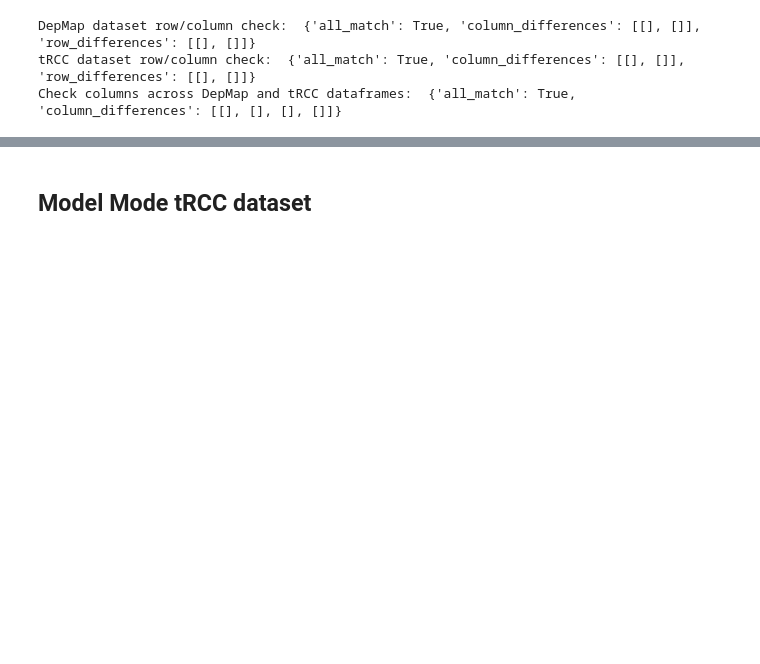
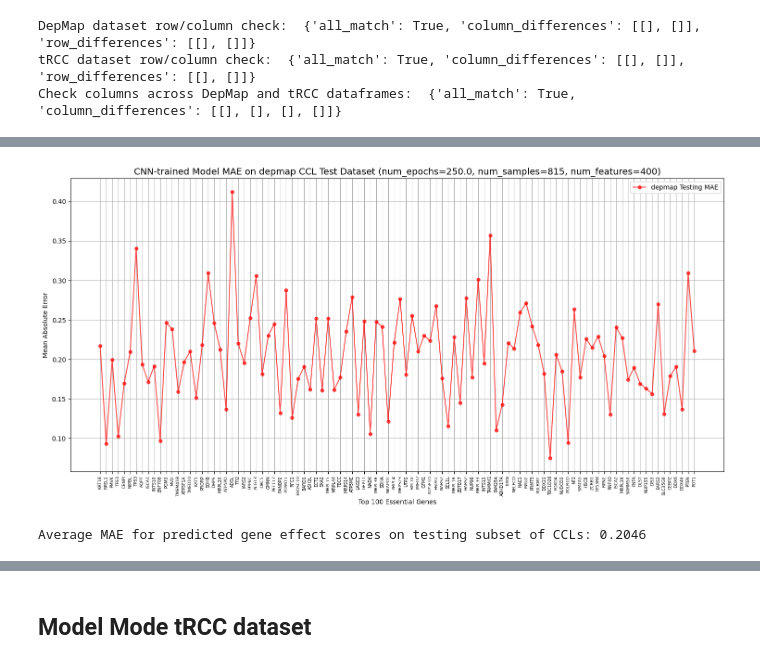
Before and after one commit to harshel-bahl/predicting-cancer-gene-dependencies, a Jupyter notebook: models/CNN/predict_model.ipynb, the cells around one changed output, grey strips where cells are left out. Drawn from its saved outputs; the diff is of its cells as text; code cells hidden in the pictures; blank space fills up the shorter version.

```diff
--- a/models/CNN/predict_model.ipynb
+++ b/models/CNN/predict_model.ipynb
@@ -103,0 +128,14 @@ Average RMSE for predicted gene effect scores on testing subset of CCLs: 0.2705
+# %%
+pred_MAE = CNNFuncs.PredGeneMAE(Y_test, test_predictions, top100_essential_genes)
+
+CNNFuncs.LinePlot(pred_MAE,
+            {"MAE": "red"},
+            axes_labels=["Top 100 Essential Genes",
+                         "Mean Absolute Error"],
+            main_title="CNN-trained Model MAE on {0} CCL Test Dataset (num_epochs={1}, num_samples={3}, num_features={2})".format(model_mode, num_epoch, X_train.shape[1], X_train.shape[0]),
+            legend_titles={"MAE": "{0} Testing MAE".format(model_mode)})
+
+print("Average MAE for predicted gene effect scores on testing subset of CCLs: {0:.4}".format(pred_MAE["MAE"].mean()))
+# %% [output]
+[figure, added]
+Average MAE for predicted gene effect scores on testing subset of CCLs: 0.2046
```
Also changed, not shown: parts of 20 cells of this notebook, 4 other files.
